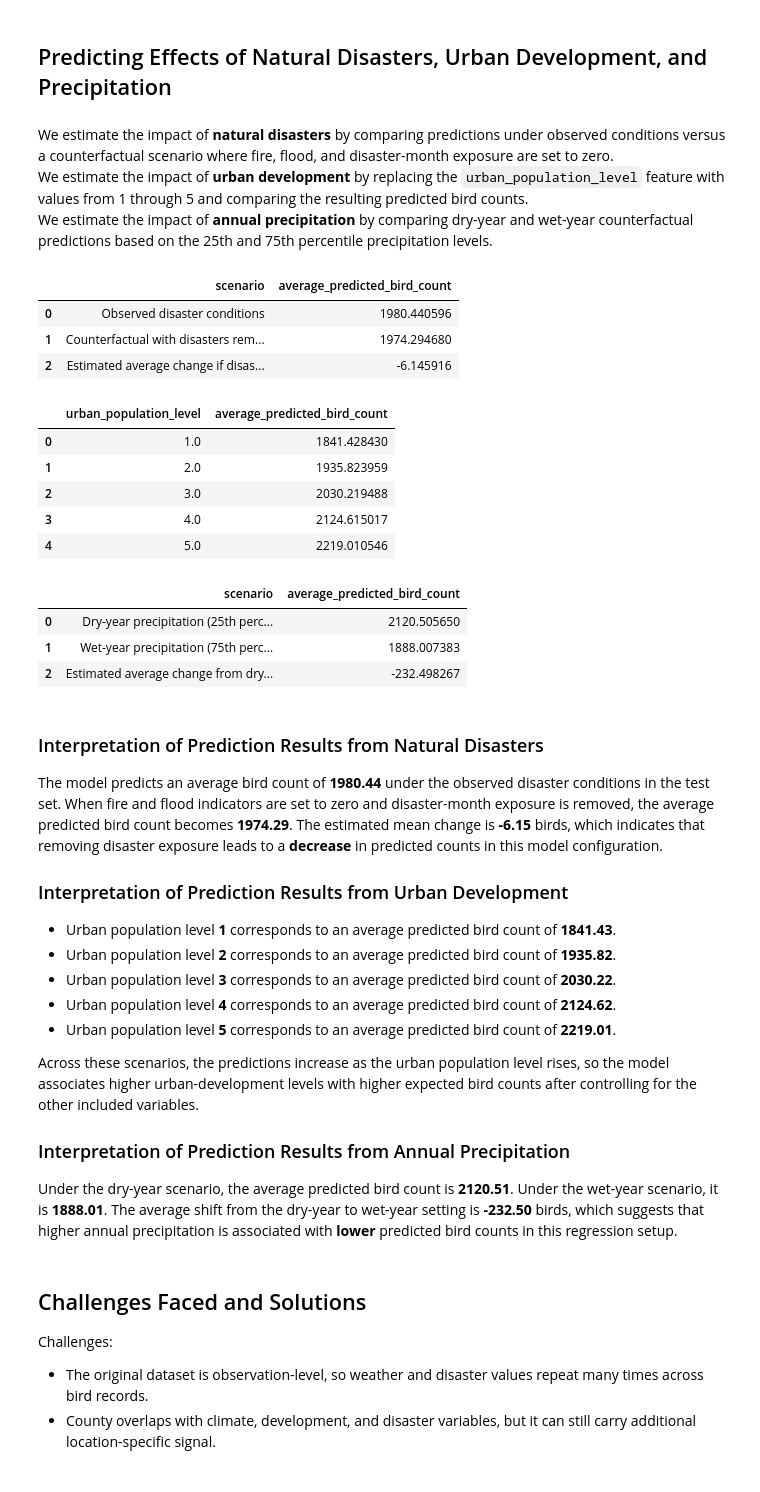
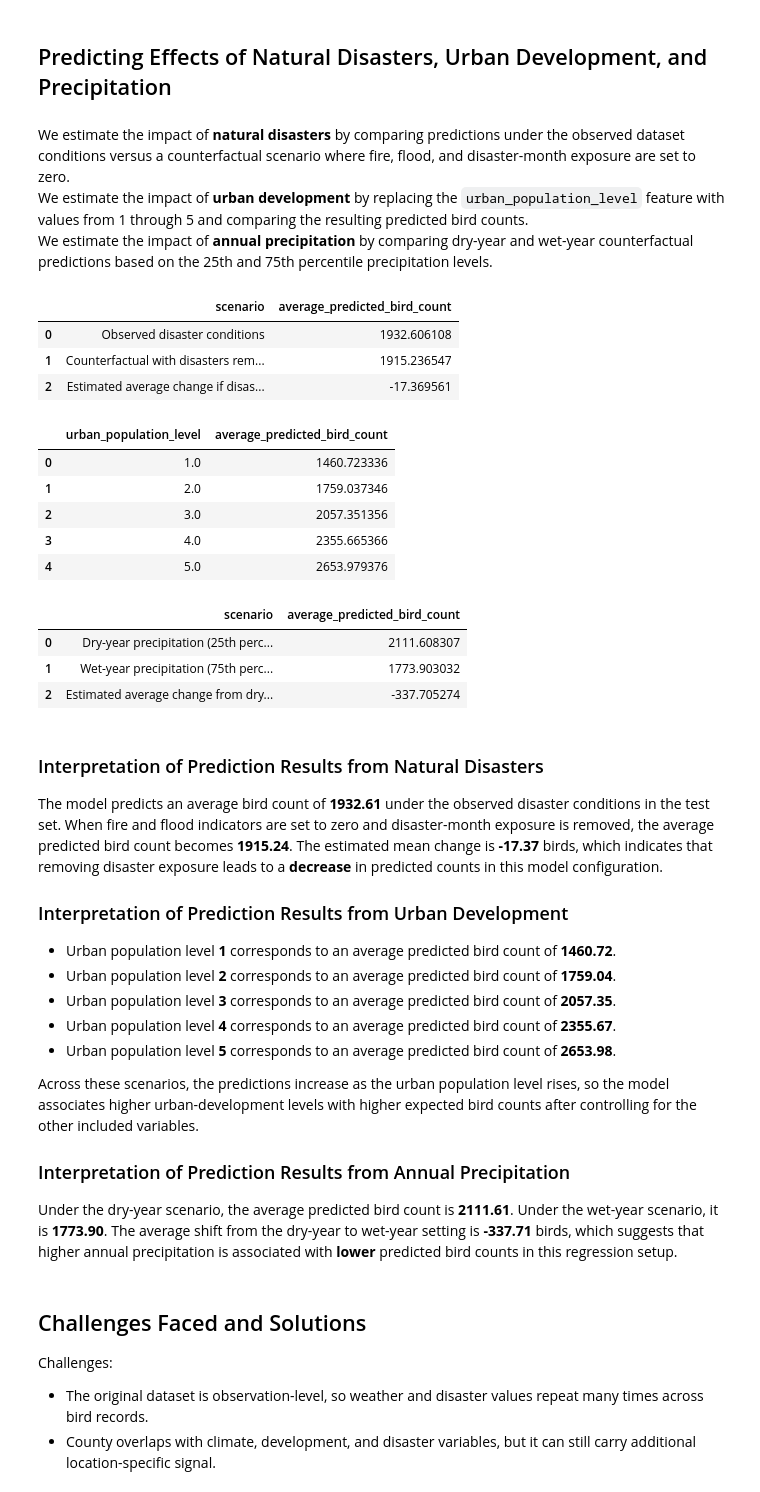
Before and after one commit to Kaxlow/where-the-birds-sing, a Jupyter notebook: src/regression-analysis.ipynb, the cells around one changed output. Saved outputs shown, nothing was run; the diff lists cells and outputs as text; code cells hidden in the pictures.

```diff
--- a/src/regression-analysis.ipynb
+++ b/src/regression-analysis.ipynb
@@ -357,19 +358,12 @@ This combination was used to improve generalization and coefficient stability ra
 X = model_df[feature_cols]
 y = model_df[target_col]
 
-X_train, X_test, y_train, y_test = train_test_split(
-    X, y, test_size=0.2, random_state=42
-)
-
-X_train_pre = preprocessor.fit_transform(X_train)
-X_test_pre = preprocessor.transform(X_test)
-X_train_pre = X_train_pre.toarray() if hasattr(X_train_pre, 'toarray') else X_train_pre
-X_test_pre = X_test_pre.toarray() if hasattr(X_test_pre, 'toarray') else X_test_pre
-
+X_pre = preprocessor.fit_transform(X)
+X_pre = X_pre.toarray() if hasattr(X_pre, 'toarray') else X_pre
 encoded_feature_names = np.array(preprocessor.get_feature_names_out())
 
 selector_model = LassoCV(cv=5, random_state=42, max_iter=20000)
-selector_model.fit(X_train_pre, y_train)
+selector_model.fit(X_pre, y)
 selector = SelectFromModel(selector_model, prefit=True, threshold='mean')
 selected_mask = selector.get_support()
 
@@ -401,9 +395,9 @@ display(forced_retained_df)
 render_markdown(
     f"""### Interpretation of Feature Selection
 
-The feature-selection step kept **{final_selected_mask.sum()}** out of **{len(encoded_feature_names)}** encoded predictors in the final model. The retained predictors include those pertinent to the research questions and those which Lasso found useful.
+The feature-selection step kept **{final_selected_mask.sum()}** out of **{len(encoded_feature_names)}** encoded predictors in the final model. Some predictors were retained because Lasso found them useful, and the research-question variables were also **forced to remain** even if their Lasso coefficients were small.
 
-This reduces the noise from weaker auxiliary encoded columns.
+This means the final regression can still answer the temperature, precipitation, urban-development, and disaster questions directly, while reducing noise from weaker auxiliary encoded columns.
 """
 )
 # %% [output]
@@ -620,7 +689,7 @@ The feature-selection step also kept **11 county indicator columns**, which mean
 # %% [markdown]
 ## Predicting Effects of Natural Disasters, Urban Development, and Precipitation
 # %% [markdown]
-We estimate the impact of **natural disasters** by comparing predictions under observed conditions versus a counterfactual scenario where fire, flood, and disaster-month exposure are set to zero.
+We estimate the impact of **natural disasters** by comparing predictions under the observed dataset conditions versus a counterfactual scenario where fire, flood, and disaster-month exposure are set to zero.
 We estimate the impact of **urban development** by replacing the `urban_population_level` feature with values from 1 through 5 and comparing the resulting predicted bird counts.
 We estimate the impact of **annual precipitation** by comparing dry-year and wet-year counterfactual predictions based on the 25th and 75th percentile precipitation levels.
 # %%
@@ -631,7 +700,7 @@ def predict_with_selected_model(df):
     return best_model.predict(transformed_selected)
 
 
-scenario_base = X_test.copy()
+scenario_base = model_df[feature_cols].copy()
 
 scenario_no_disaster = scenario_base.copy()
 scenario_no_disaster['is_fire'] = 0
@@ -689,62 +758,62 @@ precip_impact_df = pd.DataFrame([
     {
         'scenario': 'Estimated average change from dry-year to wet-year precipitation',
         'average_predicted_bird_count': (predict_with_selected_model(scenario_wet) - predict_with_selected_model(scenario_dry)).mean()
     }
 ])
 display(precip_impact_df)
 
 urban_lines = []
 for row in urban_impact_df.itertuples(index=False):
     urban_lines.append(f"- Urban population level **{row.urban_population_level:.0f}** corresponds to an average predicted bird count of **{row.average_predicted_bird_count:.2f}**.")
 
 urban_text = chr(10).join(urban_lines)
 scenario_markdown = f"""### Interpretation of Prediction Results from Natural Disasters
 
 The model predicts an average bird count of **{natural_disaster_impact.iloc[0, 1]:.2f}** under the observed disaster conditions in the test set. When fire and flood indicators are set to zero and disaster-month exposure is removed, the average predicted bird count becomes **{natural_disaster_impact.iloc[1, 1]:.2f}**. The estimated mean change is **{natural_disaster_impact.iloc[2, 1]:.2f}** birds, which indicates that removing disaster exposure leads to a **{'decrease' if natural_disaster_impact.iloc[2, 1] < 0 else 'increase'}** in predicted counts in this model configuration.
 
 ### Interpretation of Prediction Results from Urban Development
 
 {urban_text}
 
 Across these scenarios, the predictions increase as the urban population level rises, so the model associates higher urban-development levels with higher expected bird counts after controlling for the other included variables.
 
 ### Interpretation of Prediction Results from Annual Precipitation
 
 Under the dry-year scenario, the average predicted bird count is **{precip_impact_df.iloc[0, 1]:.2f}**. Under the wet-year scenario, it is **{precip_impact_df.iloc[1, 1]:.2f}**. The average shift from the dry-year to wet-year setting is **{precip_impact_df.iloc[2, 1]:.2f}** birds, which suggests that higher annual precipitation is associated with **{'lower' if precip_impact_df.iloc[2, 1] < 0 else 'higher'}** predicted bird counts in this regression setup.
 """
 render_markdown(scenario_markdown)
 # %% [output]
 |  | scenario | average_predicted_bird_count |
-| 0 | Observed disaster conditions | 1980.440596 |
-| 1 | Counterfactual with disasters rem... | 1974.294680 |
-| 2 | Estimated average change if disas... | -6.145916 |
+| 0 | Observed disaster conditions | 1932.606108 |
+| 1 | Counterfactual with disasters rem... | 1915.236547 |
+| 2 | Estimated average change if disas... | -17.369561 |
 |  | urban_population_level | average_predicted_bird_count |
-| 0 | 1.0 | 1841.428430 |
-| 1 | 2.0 | 1935.823959 |
-| 2 | 3.0 | 2030.219488 |
-| 3 | 4.0 | 2124.615017 |
-| 4 | 5.0 | 2219.010546 |
+| 0 | 1.0 | 1460.723336 |
+| 1 | 2.0 | 1759.037346 |
+| 2 | 3.0 | 2057.351356 |
+| 3 | 4.0 | 2355.665366 |
+| 4 | 5.0 | 2653.979376 |
 |  | scenario | average_predicted_bird_count |
-| 0 | Dry-year precipitation (25th perc... | 2120.505650 |
-| 1 | Wet-year precipitation (75th perc... | 1888.007383 |
-| 2 | Estimated average change from dry... | -232.498267 |
+| 0 | Dry-year precipitation (25th perc... | 2111.608307 |
+| 1 | Wet-year precipitation (75th perc... | 1773.903032 |
+| 2 | Estimated average change from dry... | -337.705274 |
 ### Interpretation of Prediction Results from Natural Disasters
 
-The model predicts an average bird count of **1980.44** under the observed disaster conditions in the test set. When fire and flood indicators are set to zero and disaster-month exposure is removed, the average predicted bird count becomes **1974.29**. The estimated mean change is **-6.15** birds, which indicates that removing disaster exposure leads to a **decrease** in predicted counts in this model configuration.
+The model predicts an average bird count of **1932.61** under the observed disaster conditions in the test set. When fire and flood indicators are set to zero and disaster-month exposure is removed, the average predicted bird count becomes **1915.24**. The estimated mean change is **-17.37** birds, which indicates that removing disaster exposure leads to a **decrease** in predicted counts in this model configuration.
 
 ### Interpretation of Prediction Results from Urban Development
 
-- Urban population level **1** corresponds to an average predicted bird count of **1841.43**.
-- Urban population level **2** corresponds to an average predicted bird count of **1935.82**.
-- Urban population level **3** corresponds to an average predicted bird count of **2030.22**.
-- Urban population level **4** corresponds to an average predicted bird count of **2124.62**.
-- Urban population level **5** corresponds to an average predicted bird count of **2219.01**.
+- Urban population level **1** corresponds to an average predicted bird count of **1460.72**.
+- Urban population level **2** corresponds to an average predicted bird count of **1759.04**.
+- Urban population level **3** corresponds to an average predicted bird count of **2057.35**.
+- Urban population level **4** corresponds to an average predicted bird count of **2355.67**.
+- Urban population level **5** corresponds to an average predicted bird count of **2653.98**.
 
 Across these scenarios, the predictions increase as the urban population level rises, so the model associates higher urban-development levels with higher expected bird counts after controlling for the other included variables.
 
 ### Interpretation of Prediction Results from Annual Precipitation
 
-Under the dry-year scenario, the average predicted bird count is **2120.51**. Under the wet-year scenario, it is **1888.01**. The average shift from the dry-year to wet-year setting is **-232.50** birds, which suggests that higher annual precipitation is associated with **lower** predicted bird counts in this regression setup.
+Under the dry-year scenario, the average predicted bird count is **2111.61**. Under the wet-year scenario, it is **1773.90**. The average shift from the dry-year to wet-year setting is **-337.71** birds, which suggests that higher annual precipitation is associated with **lower** predicted bird counts in this regression setup.
 # %% [markdown]
 ## Challenges Faced and Solutions
 
```
Also changed, not shown: parts of 5 cells of this notebook.
